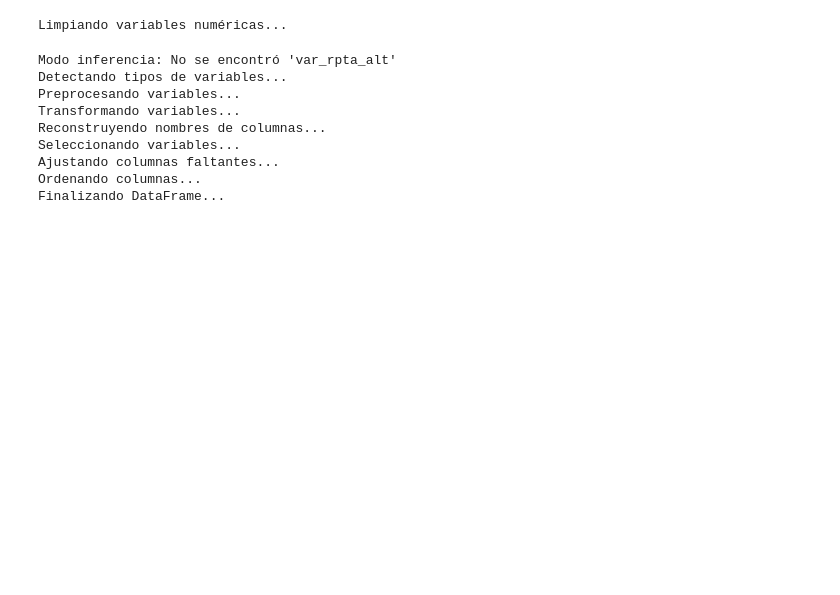
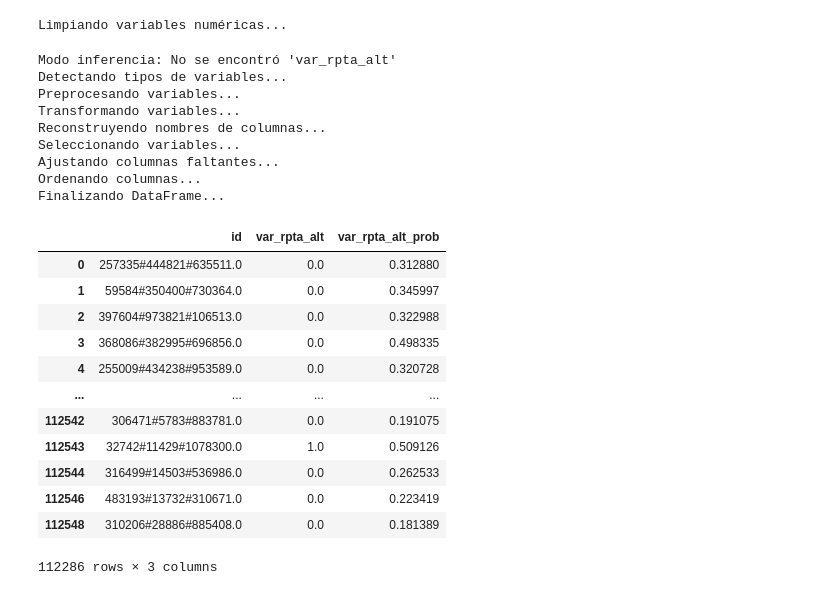
Before and after one commit to juanguzman2/juan_guzman_prueba, a Jupyter notebook: notebooks/prediccion.ipynb, the cells around one changed output. Drawn from its saved outputs; the diff is of its cells as text; code cells hidden in the pictures; blank space fills up the shorter version.

```diff
--- a/notebooks/prediccion.ipynb
+++ b/notebooks/prediccion.ipynb
@@ -70,6 +64,8 @@ df_test = pd.merge(
 
 df_test['id'] = df_test['nit_enmascarado'].astype(str) + '#' + df_test['num_oblig_orig_enmascarado'].astype(str) + '#' + df_test['num_oblig_enmascarado'].astype(str)
 df_test.drop_duplicates(subset=['id'], keep='first', inplace=True)
+# %%
+features = pd.read_csv(r'..\data\procesed\features.csv')
 # %%
 from data_engineer import FeatureSelector
 
@@ -103,3 +99,19 @@ df_submission = pd.DataFrame({
 
 # 5. Guardar en CSV con el formato solicitado
 df_submission.to_csv('submission.csv', index=False)
+# %%
+df_submission
+# %% [output]
+|  | id | var_rpta_alt | var_rpta_alt_prob |
+| 0 | 257335#444821#635511.0 | 0.0 | 0.312880 |
+| 1 | 59584#350400#730364.0 | 0.0 | 0.345997 |
+| 2 | 397604#973821#106513.0 | 0.0 | 0.322988 |
+| 3 | 368086#382995#696856.0 | 0.0 | 0.498335 |
+| 4 | 255009#434238#953589.0 | 0.0 | 0.320728 |
+| ... | ... | ... | ... |
+| 112542 | 306471#5783#883781.0 | 0.0 | 0.191075 |
+| 112543 | 32742#11429#1078300.0 | 1.0 | 0.509126 |
+| 112544 | 316499#14503#536986.0 | 0.0 | 0.262533 |
+| 112546 | 483193#13732#310671.0 | 0.0 | 0.223419 |
+| 112548 | 310206#28886#885408.0 | 0.0 | 0.181389 |
+112286 rows × 3 columns
```
Also changed, not shown: parts of 3 cells of this notebook, 3 other files.
